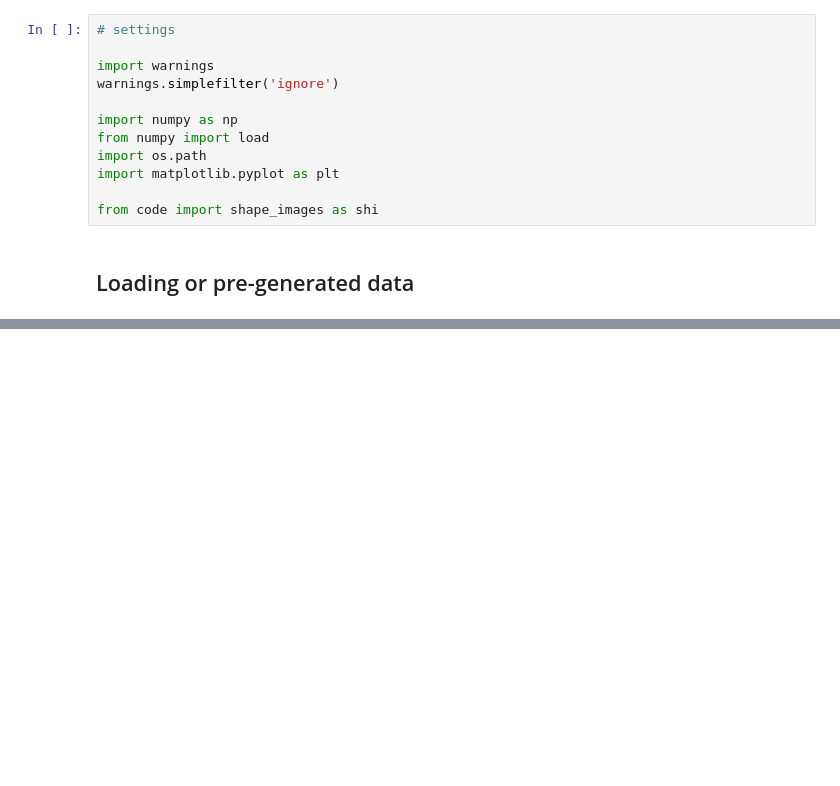
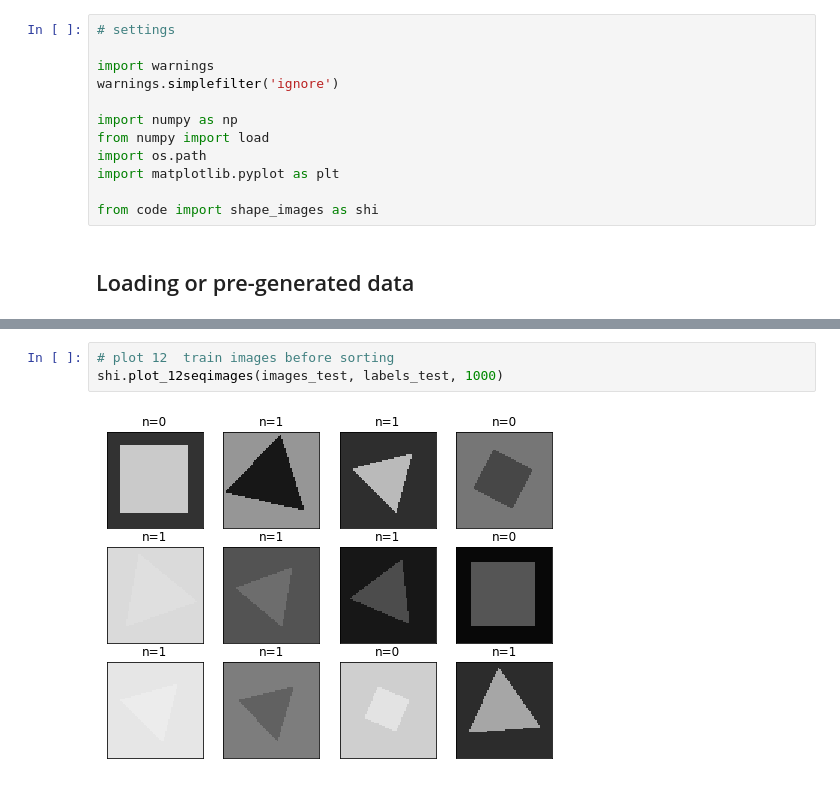
Before and after one commit to NLeSC/XAI, a Jupyter notebook: Software/TrianglesAndSquaresRotationAndScaleDemo/TestingSortByContrast.ipynb, the cells around one changed output, grey strips where cells are left out. Cells and saved outputs as stored; diff of their text form; blank space fills up the shorter version.

```diff
--- a/Software/TrianglesAndSquaresRotationAndScaleDemo/TestingSortByContrast.ipynb
+++ b/Software/TrianglesAndSquaresRotationAndScaleDemo/TestingSortByContrast.ipynb
@@ -43,0 +61,5 @@ IndexError: index 1 is out of bounds for axis 0 with size 1
+# %%
+# plot 12  train images before sorting
+shi.plot_12seqimages(images_test, labels_test, 1000)
+# %% [output]
+[figure, added]
```
Also changed, not shown: parts of 7 cells of this notebook, 2 other files.
